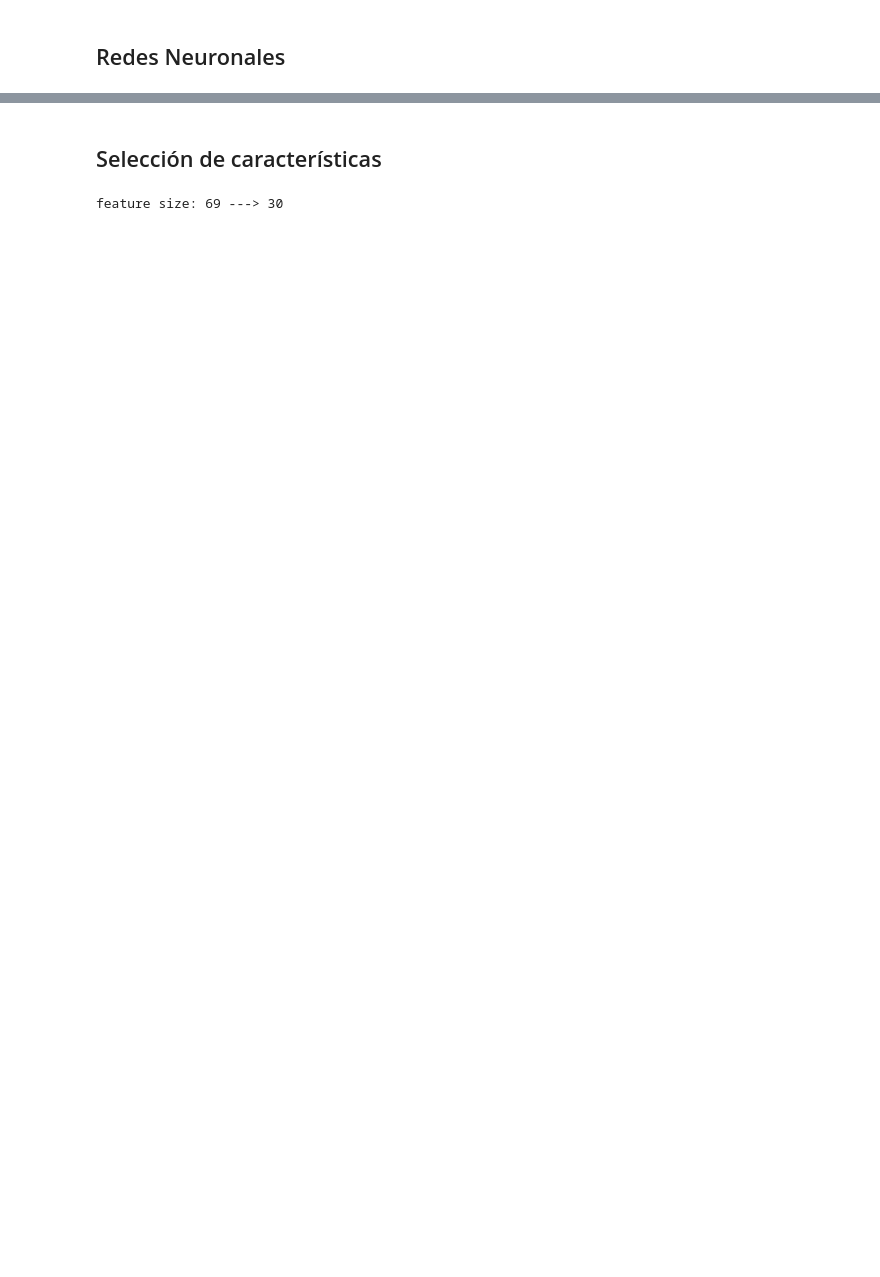
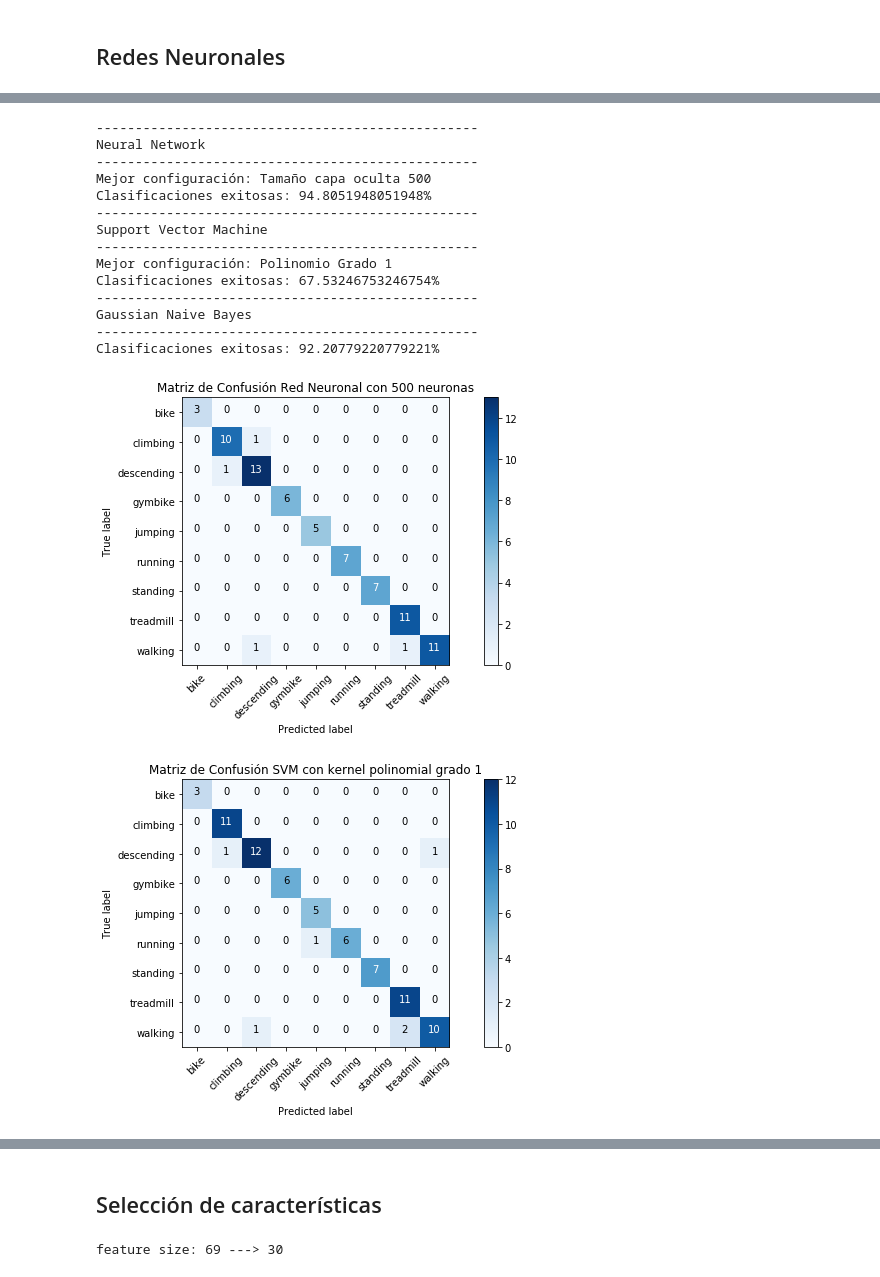
Before and after one commit to GioPais/Physical_activity_classifier, a Jupyter notebook: MarkIV.ipynb, the cells around one changed output, grey strips where cells are left out. Saved outputs shown, nothing was run; the diff lists cells and outputs as text; code cells hidden in the pictures; blank space fills up the shorter version.

```diff
--- a/MarkIV.ipynb
+++ b/MarkIV.ipynb
@@ -153,32 +201,0 @@ Clasificaciones exitosas: 98.7012987012987%
-# %%
-from sklearn.svm import SVC,LinearSVC
-def svm_poly(x_train,y_train,x_test,y_test,deg=1):
-    #Entrenamiento
-    std_scale=skl.preprocessing.StandardScaler().fit(x_train)
-    x_train_n = std_scale.transform(x_train)
-    clf = SVC(kernel='poly',degree=deg)
-    clf.fit(x_train_n, y_train)
-    #Validacion
-    x_test_n = std_scale.transform(x_test)
-
-    y_pred=clf.predict(x_test_n)
-    c_m=confusion_matrix(np.ravel(y_test), y_pred)
-    acc=accuracy_score(np.ravel(y_test), y_pred)
-    return c_m,acc,deg
-
-print('Support Vector Machine')
-print('-------------------------------------------------')
-result=[]
-result.append(svm_poly(x_train,y_train,x_val,y_val,deg=1))
-result.append(svm_poly(x_train,y_train,x_val,y_val,deg=2))
-result.append(svm_poly(x_train,y_train,x_val,y_val,deg=3))
-best_acc,best_deg=0,0
-best_cm=None
-for i in range(0,3):
-    if result[i][1]>best_acc:
-        best_acc=result[i][1]
-        best_cm=result[i][0]
-        best_deg=result[i][2]
-title='Matriz de Confusión SVM con kernel polinomial grado '+str(best_deg)
-plot_confusion_matrix(best_cm,Activities,title=title)
-print('Clasificaciones exitosas: {}%'.format(acc*100))
@@ -211,0 +202,29 @@ Clasificaciones exitosas: 85.71428571428571%
+# %%
+hl_s=[10,50,100,500] #hl_size_op=5000#(28+10)//2
+x_train,x_val,y_train,y_val=NN(x,y,hl_s)
+
+std_scale=skl.preprocessing.StandardScaler().fit(x_train)
+x_train_n = std_scale.transform(x_train)
+x_val_n = std_scale.transform(x_val)
+
+degs=[1,2,3]
+svm_poly(x_train_n,y_train,x_val_n,y_val,degs)
+
+NB(x_train_n,y_train,x_val_n,y_val)
+# %% [output]
+-------------------------------------------------
+Neural Network
+-------------------------------------------------
+Mejor configuración: Tamaño capa oculta 500
+Clasificaciones exitosas: 94.8051948051948%
+-------------------------------------------------
+Support Vector Machine
+-------------------------------------------------
+Mejor configuración: Polinomio Grado 1
+Clasificaciones exitosas: 67.53246753246754%
+-------------------------------------------------
+Gaussian Naive Bayes
+-------------------------------------------------
+Clasificaciones exitosas: 92.20779220779221%
+[figure, added]
+[figure, added]
```
Also changed, not shown: parts of 23 cells of this notebook.
